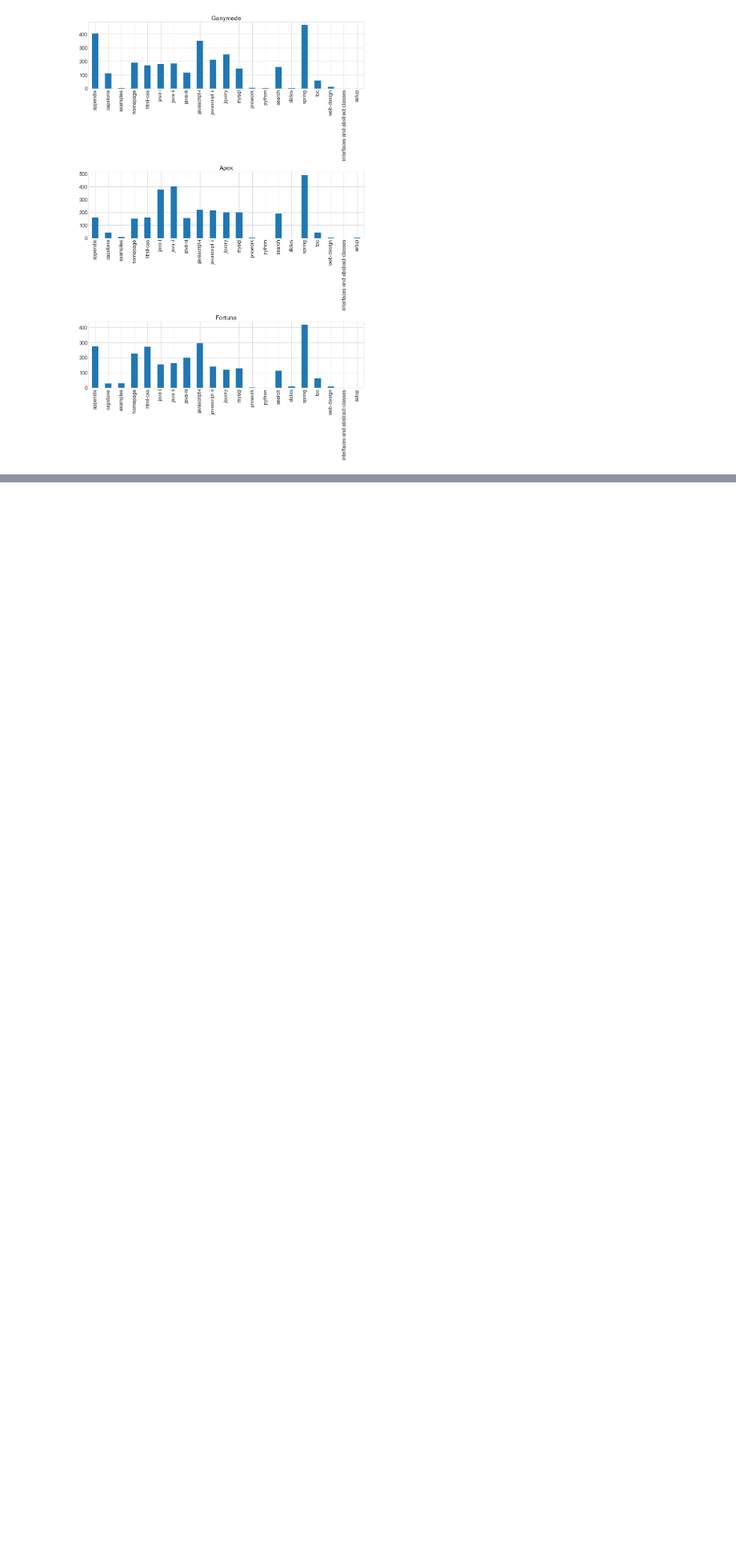
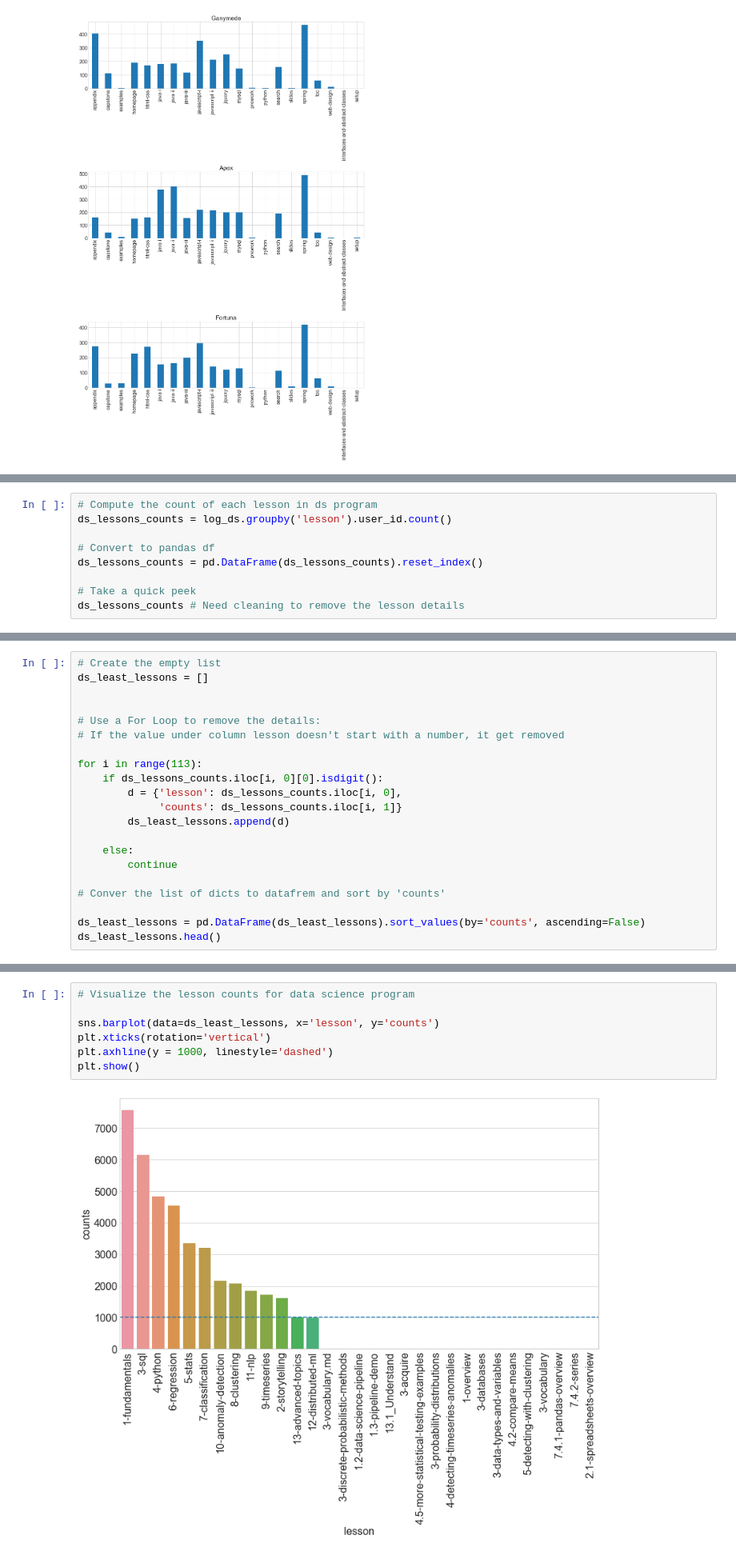
Before and after one commit to Yongliang-Shi/Anomaly-Detection-in-the-Curriculum-Access-Log, a Jupyter notebook: explore_log.ipynb, the cells around one changed output, grey strips where cells are left out. Shown at 80% size. Cells and saved outputs as stored; diff of their text form; blank space fills up the shorter version.

Commit message:
explore the least accessed lessons

```diff
--- a/explore_log.ipynb
+++ b/explore_log.ipynb
@@ -703,0 +708,9 @@ plt.show()
+# %%
+# Compute the count of each lesson in ds program
+ds_lessons_counts = log_ds.groupby('lesson').user_id.count()
+
+# Convert to pandas df
+ds_lessons_counts = pd.DataFrame(ds_lessons_counts).reset_index()
+
+# Take a quick peek
+ds_lessons_counts # Need cleaning to remove the lesson details
@@ -703,0 +731,21 @@ plt.show()
+# %%
+# Create the empty list
+ds_least_lessons = []
+
+
+# Use a For Loop to remove the details:
+# If the value under column lesson doesn't start with a number, it get removed
+
+for i in range(113):
+    if ds_lessons_counts.iloc[i, 0][0].isdigit():
+        d = {'lesson': ds_lessons_counts.iloc[i, 0],
+             'counts': ds_lessons_counts.iloc[i, 1]}
+        ds_least_lessons.append(d)
+
+    else:
+        continue
+
+# Conver the list of dicts to datafrem and sort by 'counts'
+
+ds_least_lessons = pd.DataFrame(ds_least_lessons).sort_values(by='counts', ascending=False)
+ds_least_lessons.head()
@@ -703,0 +759,9 @@ plt.show()
+# %%
+# Visualize the lesson counts for data science program
+
+sns.barplot(data=ds_least_lessons, x='lesson', y='counts')
+plt.xticks(rotation='vertical')
+plt.axhline(y = 1000, linestyle='dashed')
+plt.show()
+# %% [output]
+[figure, added]
```
Also changed, not shown: parts of 11 cells of this notebook.
